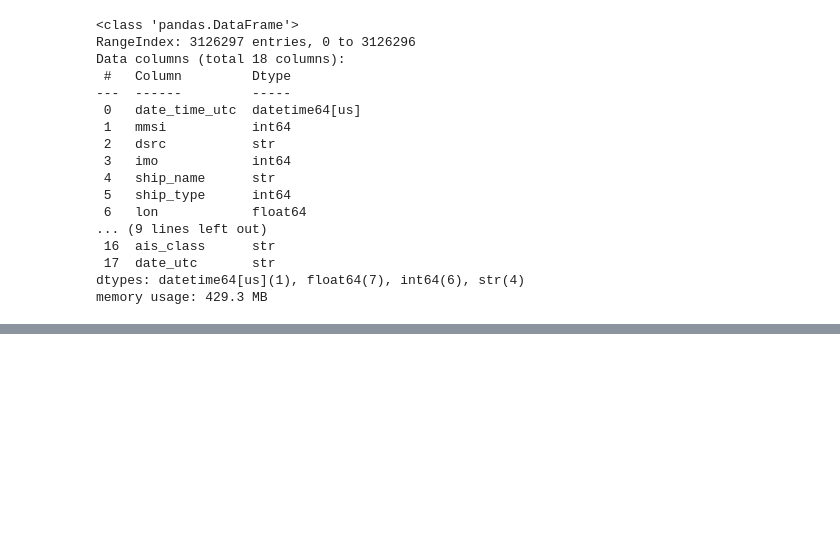
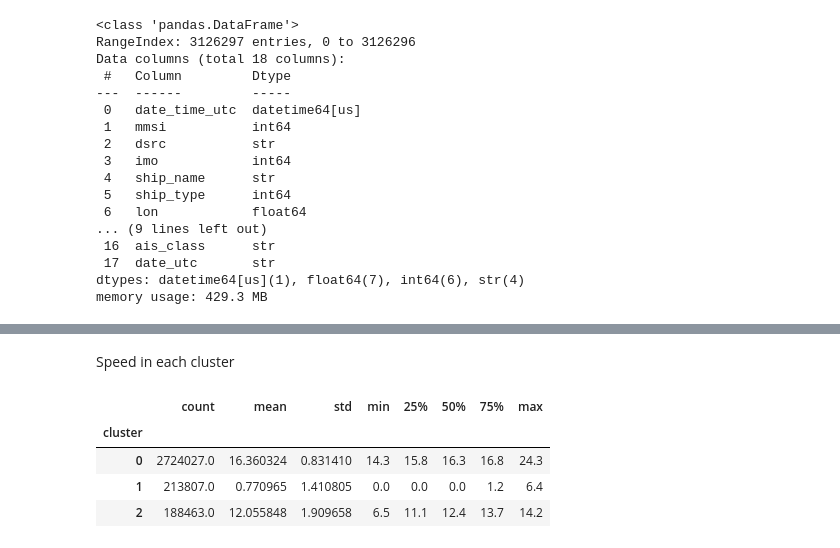
Before and after one commit to SiggyHacker/tmr12-project-, a Jupyter notebook: Notebooks/03_ML_model.ipynb, the cells around one changed output, grey strips where cells are left out. Saved outputs shown, nothing was run; the diff lists cells and outputs as text; code cells hidden in the pictures; blank space fills up the shorter version.

```diff
--- a/Notebooks/03_ML_model.ipynb
+++ b/Notebooks/03_ML_model.ipynb
@@ -55,0 +74,10 @@ Name: count, dtype: int64
+# %% [markdown]
+Speed in each cluster
+# %%
+aisdata.groupby("cluster")["speed"].describe()
+# %% [output]
+|  | count | mean | std | min | 25% | 50% | 75% | max |
+| cluster |  |  |  |  |  |  |  |  |
+| 0 | 2724027.0 | 16.360324 | 0.831410 | 14.3 | 15.8 | 16.3 | 16.8 | 24.3 |
+| 1 | 213807.0 | 0.770965 | 1.410805 | 0.0 | 0.0 | 0.0 | 1.2 | 6.4 |
+| 2 | 188463.0 | 12.055848 | 1.909658 | 6.5 | 11.1 | 12.4 | 13.7 | 14.2 |
```
Also changed, not shown: parts of 12 cells of this notebook.
